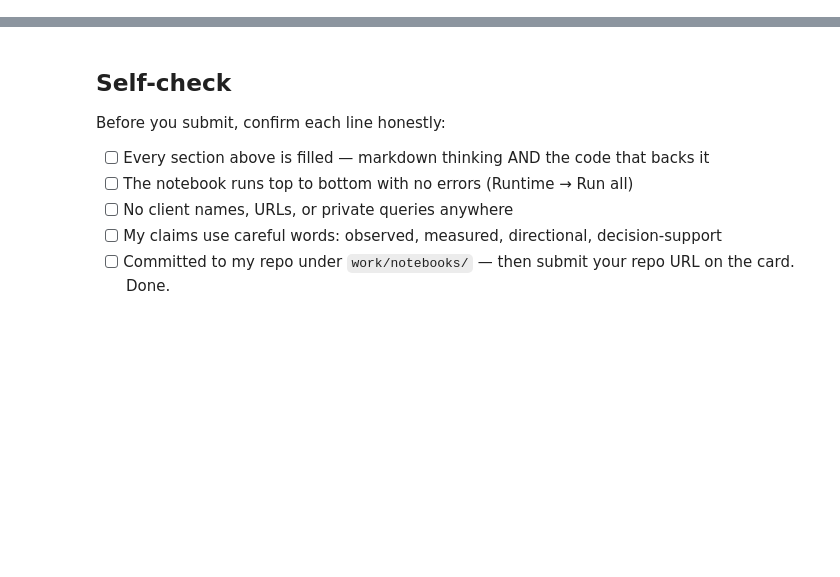
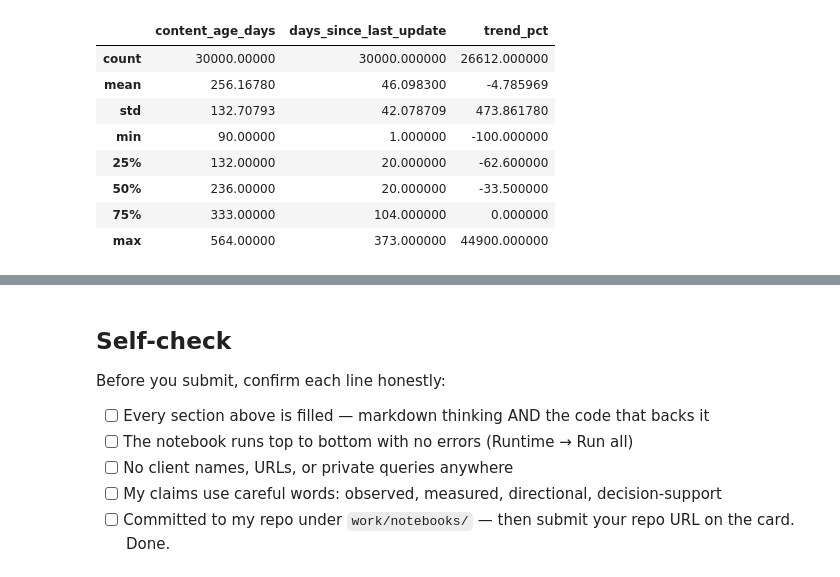
Before and after one commit to hanamonem/flyrank-ml-internship, a Jupyter notebook: work/notebooks/w04_baseline_score.ipynb, the cells around one changed output, grey strips where cells are left out. Saved outputs shown, nothing was run; the diff lists cells and outputs as text; code cells hidden in the pictures; blank space fills up the shorter version.

```diff
--- a/work/notebooks/w04_baseline_score.ipynb
+++ b/work/notebooks/w04_baseline_score.ipynb
@@ -36,0 +63,12 @@ This skeleton is yours to fill. Work the sections **in order** — each one has
+# %%
+df[['content_age_days','days_since_last_update','trend_pct']].describe()
+# %% [output]
+|  | content_age_days | days_since_last_update | trend_pct |
+| count | 30000.00000 | 30000.000000 | 26612.000000 |
+| mean | 256.16780 | 46.098300 | -4.785969 |
+| std | 132.70793 | 42.078709 | 473.861780 |
+| min | 90.00000 | 1.000000 | -100.000000 |
+| 25% | 132.00000 | 20.000000 | -62.600000 |
+| 50% | 236.00000 | 20.000000 | -33.500000 |
+| 75% | 333.00000 | 104.000000 | 0.000000 |
+| max | 564.00000 | 373.000000 | 44900.000000 |
```
Also changed, not shown: parts of 26 cells of this notebook.
